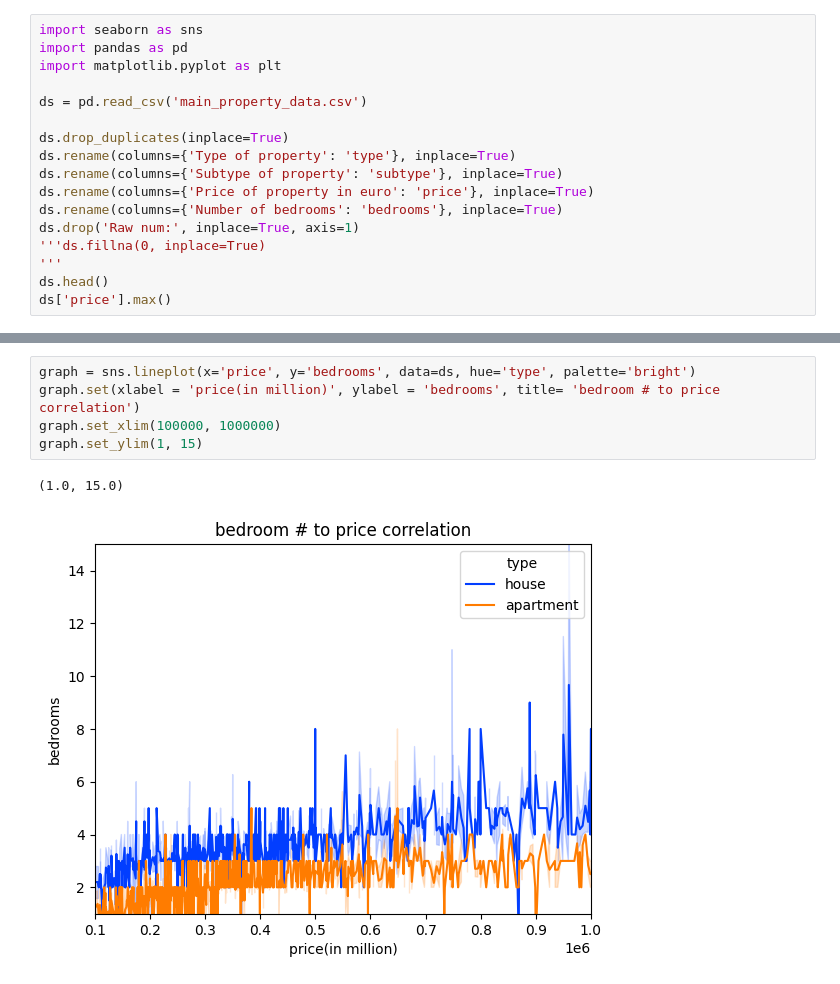
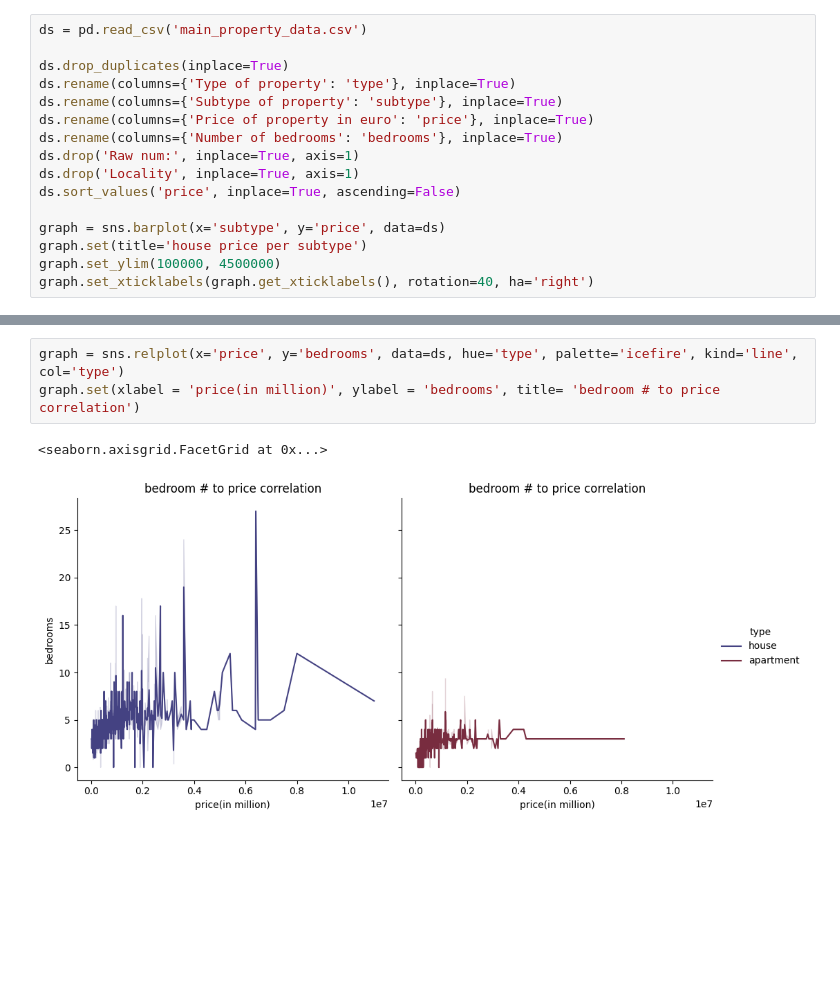
Before and after one commit to danielbauwens/Immo-Project-Data-Analysis, a Jupyter notebook: analysis.ipynb, the cells around one changed output, grey strips where cells are left out. Drawn from its saved outputs; the diff is of its cells as text; blank space fills up the shorter version.

Commit message:
added more plots

```diff
--- a/analysis.ipynb
+++ b/analysis.ipynb
@@ -1,8 +58,4 @@
 # %%
-import seaborn as sns
-import pandas as pd
-import matplotlib.pyplot as plt
-
 ds = pd.read_csv('main_property_data.csv')
 
 ds.drop_duplicates(inplace=True)
@@ -11,8 +64,11 @@ ds.rename(columns={'Subtype of property': 'subtype'}, inplace=True)
 ds.rename(columns={'Price of property in euro': 'price'}, inplace=True)
 ds.rename(columns={'Number of bedrooms': 'bedrooms'}, inplace=True)
 ds.drop('Raw num:', inplace=True, axis=1)
-'''ds.fillna(0, inplace=True)
-'''
-ds.head()
-ds['price'].max()
+ds.drop('Locality', inplace=True, axis=1)
+ds.sort_values('price', inplace=True, ascending=False)
+
+graph = sns.barplot(x='subtype', y='price', data=ds)
+graph.set(title='house price per subtype')
+graph.set_ylim(100000, 4500000)
+graph.set_xticklabels(graph.get_xticklabels(), rotation=40, ha='right')
 # %% [output]
@@ -20,9 +93,7 @@ ds['price'].max()
 # %%
-graph = sns.lineplot(x='price', y='bedrooms', data=ds, hue='type', palette='bright')
+graph = sns.relplot(x='price', y='bedrooms', data=ds, hue='type', palette='icefire', kind='line', col='type')
 graph.set(xlabel = 'price(in million)', ylabel = 'bedrooms', title= 'bedroom # to price correlation')
-graph.set_xlim(100000, 1000000)
-graph.set_ylim(1, 15)
 # %% [output]
-(1.0, 15.0)
+<seaborn.axisgrid.FacetGrid at 0x...>
-[figure, old version]
+[figure, new version]
 # %%
```
Also changed, not shown: parts of 8 cells of this notebook.
